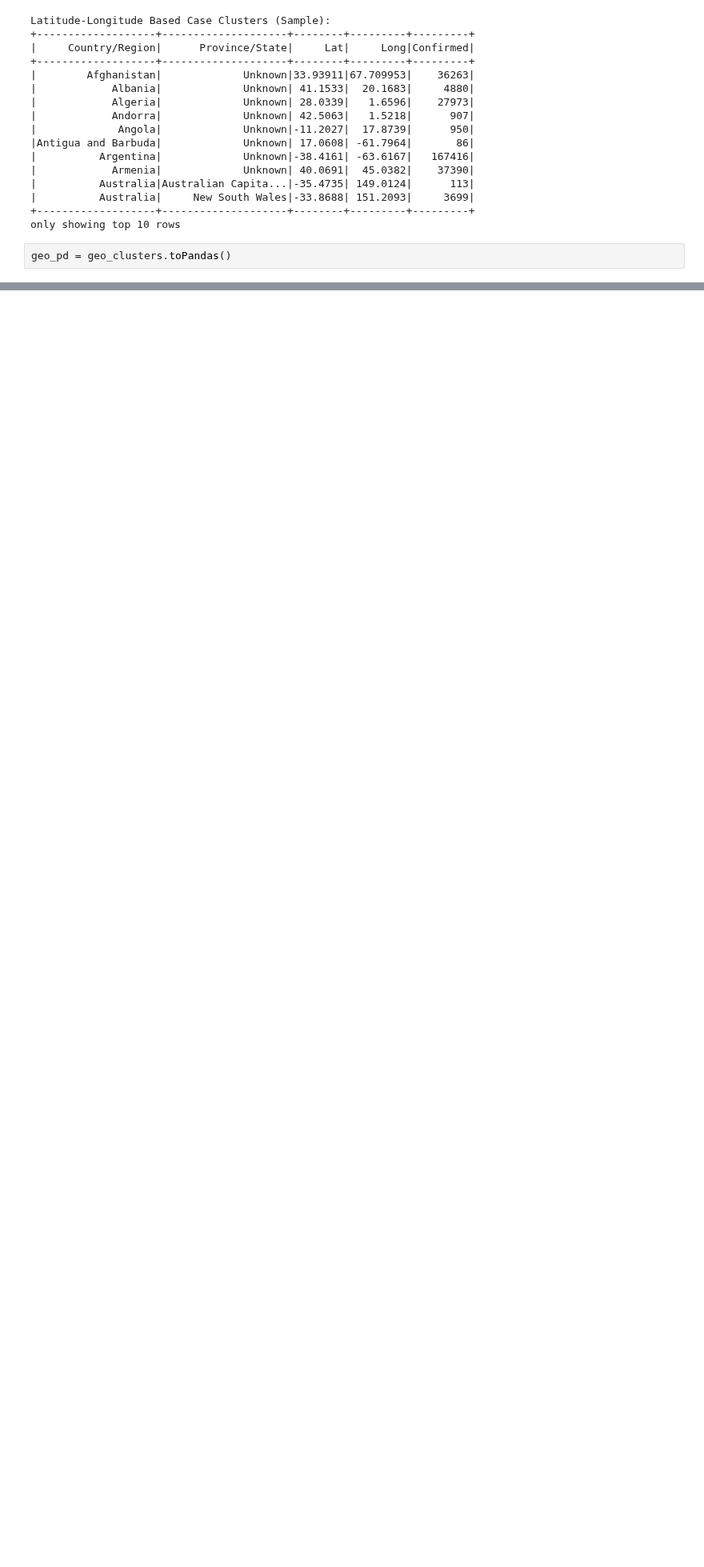
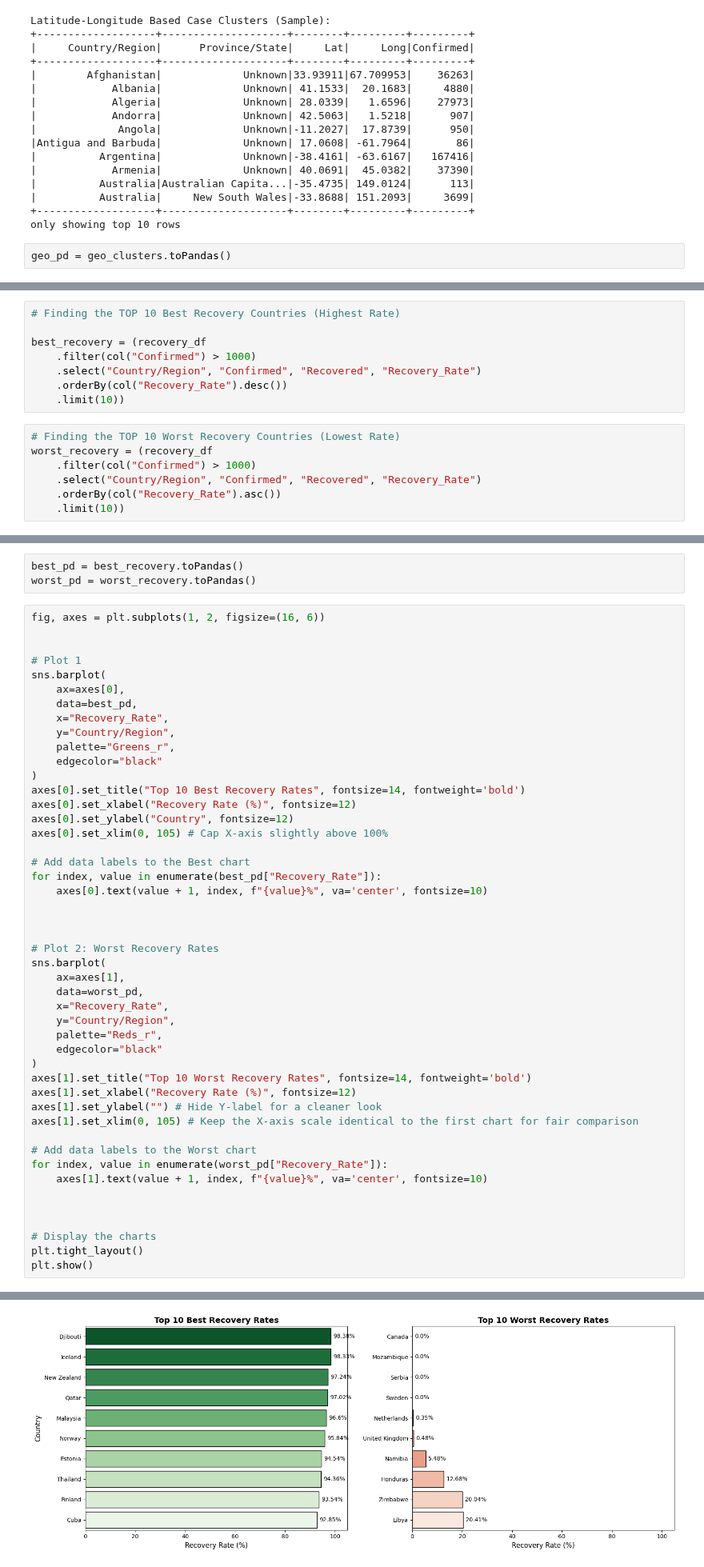
Before and after one commit to amitkr069/DataAnalysisCovid19, a Jupyter notebook: covid_analysis.ipynb, the cells around one changed output, grey strips where cells are left out. Shown at 80% size. Cells and saved outputs as stored; diff of their text form; blank space fills up the shorter version.

```diff
--- a/covid_analysis.ipynb
+++ b/covid_analysis.ipynb
@@ -1194,0 +1206,15 @@ fig.show()
+# %%
+# Finding the TOP 10 Best Recovery Countries (Highest Rate)
+
+best_recovery = (recovery_df
+    .filter(col("Confirmed") > 1000)
+    .select("Country/Region", "Confirmed", "Recovered", "Recovery_Rate")
+    .orderBy(col("Recovery_Rate").desc())
+    .limit(10))
+# %%
+# Finding the TOP 10 Worst Recovery Countries (Lowest Rate)
+worst_recovery = (recovery_df
+    .filter(col("Confirmed") > 1000)
+    .select("Country/Region", "Confirmed", "Recovered", "Recovery_Rate")
+    .orderBy(col("Recovery_Rate").asc())
+    .limit(10))
@@ -1194,0 +1259,51 @@ fig.show()
+# %%
+best_pd = best_recovery.toPandas()
+worst_pd = worst_recovery.toPandas()
+# %%
+fig, axes = plt.subplots(1, 2, figsize=(16, 6))
+
+
+# Plot 1
+sns.barplot(
+    ax=axes[0],
+    data=best_pd,
+    x="Recovery_Rate",
+    y="Country/Region",
+    palette="Greens_r",
+    edgecolor="black"
+)
+axes[0].set_title("Top 10 Best Recovery Rates", fontsize=14, fontweight='bold')
+axes[0].set_xlabel("Recovery Rate (%)", fontsize=12)
+axes[0].set_ylabel("Country", fontsize=12)
+axes[0].set_xlim(0, 105) # Cap X-axis slightly above 100%
+
+# Add data labels to the Best chart
+for index, value in enumerate(best_pd["Recovery_Rate"]):
+    axes[0].text(value + 1, index, f"{value}%", va='center', fontsize=10)
+
+
+
+# Plot 2: Worst Recovery Rates
+sns.barplot(
+    ax=axes[1],
+    data=worst_pd,
+    x="Recovery_Rate",
+    y="Country/Region",
+    palette="Reds_r",
+    edgecolor="black"
+)
+axes[1].set_title("Top 10 Worst Recovery Rates", fontsize=14, fontweight='bold')
+axes[1].set_xlabel("Recovery Rate (%)", fontsize=12)
+axes[1].set_ylabel("") # Hide Y-label for a cleaner look
+axes[1].set_xlim(0, 105) # Keep the X-axis scale identical to the first chart for fair comparison
+
+# Add data labels to the Worst chart
+for index, value in enumerate(worst_pd["Recovery_Rate"]):
+    axes[1].text(value + 1, index, f"{value}%", va='center', fontsize=10)
+
+
+
+# Display the charts
+plt.tight_layout()
+plt.show()
+# %% [output]
@@ -1194,0 +1317 @@ fig.show()
+[figure, added]
```
Also changed, not shown: parts of 20 cells of this notebook.
